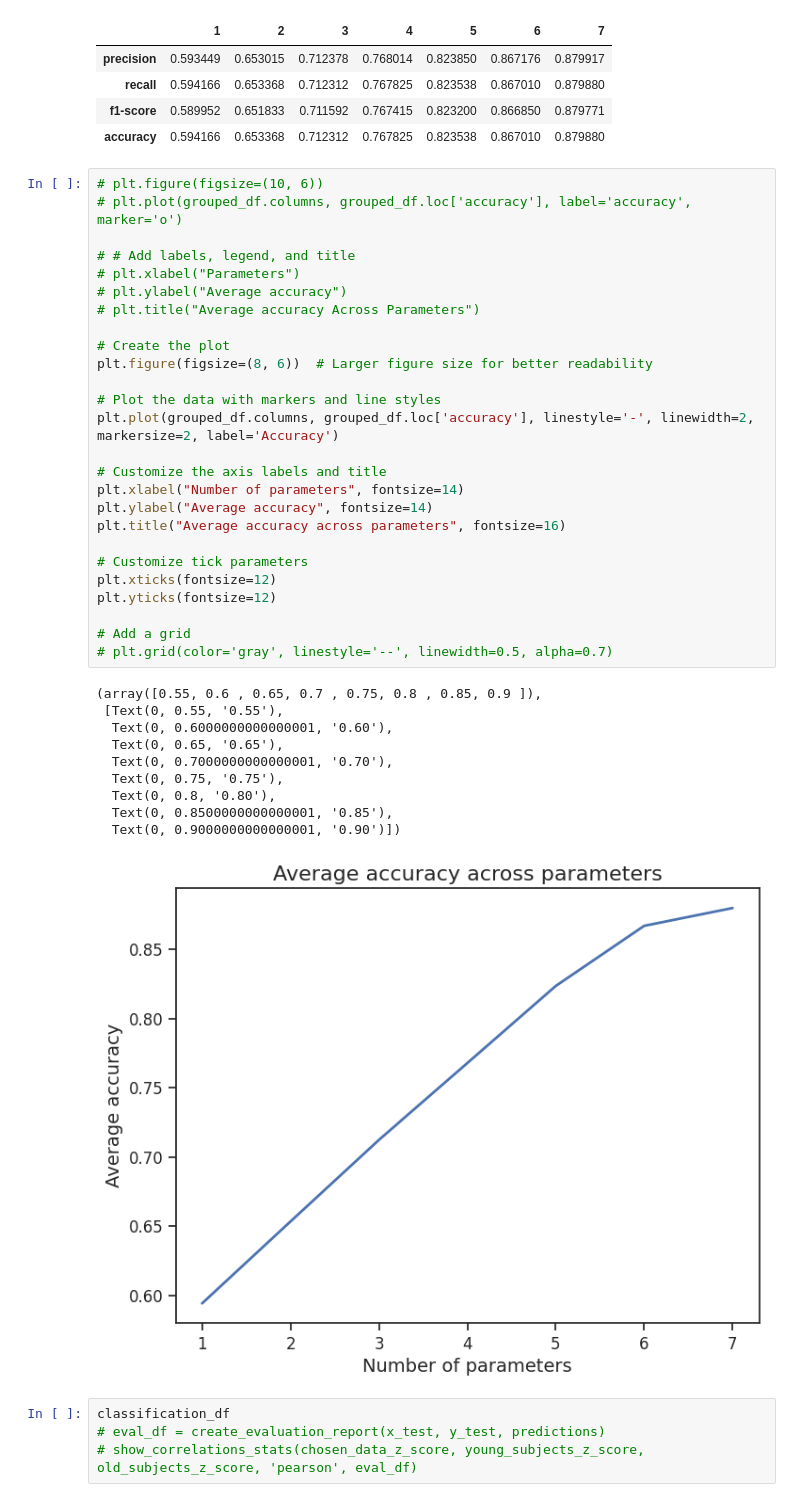
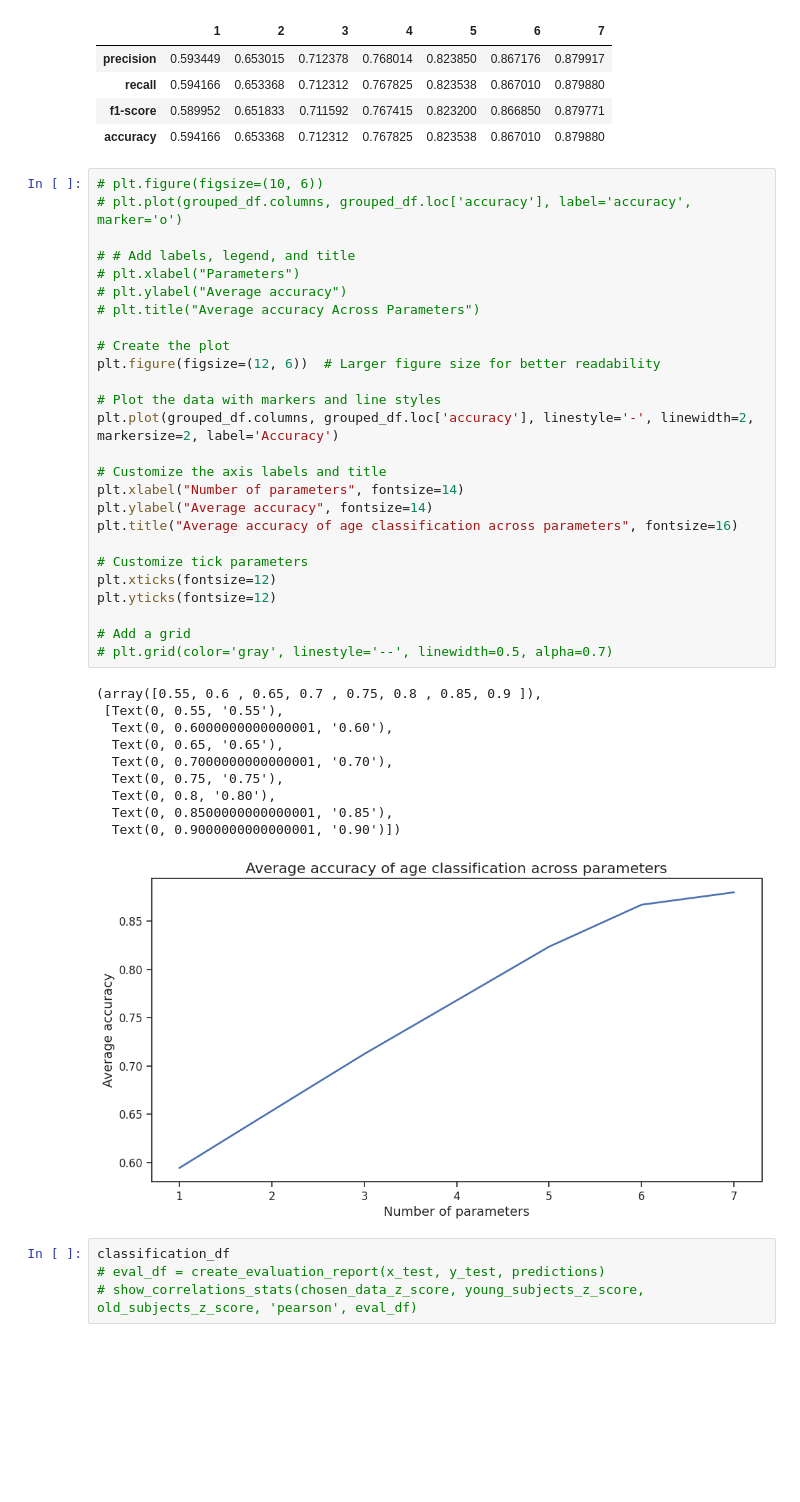
Before and after one commit to NivAm12/qMRI_Analyzer, a Jupyter notebook: notebooks/classification.ipynb, the cells around one changed output. Drawn from its saved outputs; the diff is of its cells as text; blank space fills up the shorter version.

Commit message:
change figures

```diff
--- a/notebooks/classification.ipynb
+++ b/notebooks/classification.ipynb
@@ -225,36 +223,36 @@ grouped_df
 # # Add labels, legend, and title
 # plt.xlabel("Parameters")
 # plt.ylabel("Average accuracy")
 # plt.title("Average accuracy Across Parameters")
 
 # Create the plot
-plt.figure(figsize=(8, 6))  # Larger figure size for better readability
+plt.figure(figsize=(12, 6))  # Larger figure size for better readability
 
 # Plot the data with markers and line styles
 plt.plot(grouped_df.columns, grouped_df.loc['accuracy'], linestyle='-', linewidth=2, markersize=2, label='Accuracy')
 
 # Customize the axis labels and title
 plt.xlabel("Number of parameters", fontsize=14)
 plt.ylabel("Average accuracy", fontsize=14)
-plt.title("Average accuracy across parameters", fontsize=16)
+plt.title("Average accuracy of age classification across parameters", fontsize=16)
 
 # Customize tick parameters
 plt.xticks(fontsize=12)
 plt.yticks(fontsize=12)
 
 # Add a grid
 # plt.grid(color='gray', linestyle='--', linewidth=0.5, alpha=0.7)
 # %% [output]
 (array([0.55, 0.6 , 0.65, 0.7 , 0.75, 0.8 , 0.85, 0.9 ]),
  [Text(0, 0.55, '0.55'),
   Text(0, 0.6000000000000001, '0.60'),
   Text(0, 0.65, '0.65'),
   Text(0, 0.7000000000000001, '0.70'),
   Text(0, 0.75, '0.75'),
   Text(0, 0.8, '0.80'),
   Text(0, 0.8500000000000001, '0.85'),
   Text(0, 0.9000000000000001, '0.90')])
-[figure, old version]
+[figure, new version]
 # %%
 classification_df
 # eval_df = create_evaluation_report(x_test, y_test, predictions)
```
Also changed, not shown: parts of 2 cells of this notebook, 2 other files.
